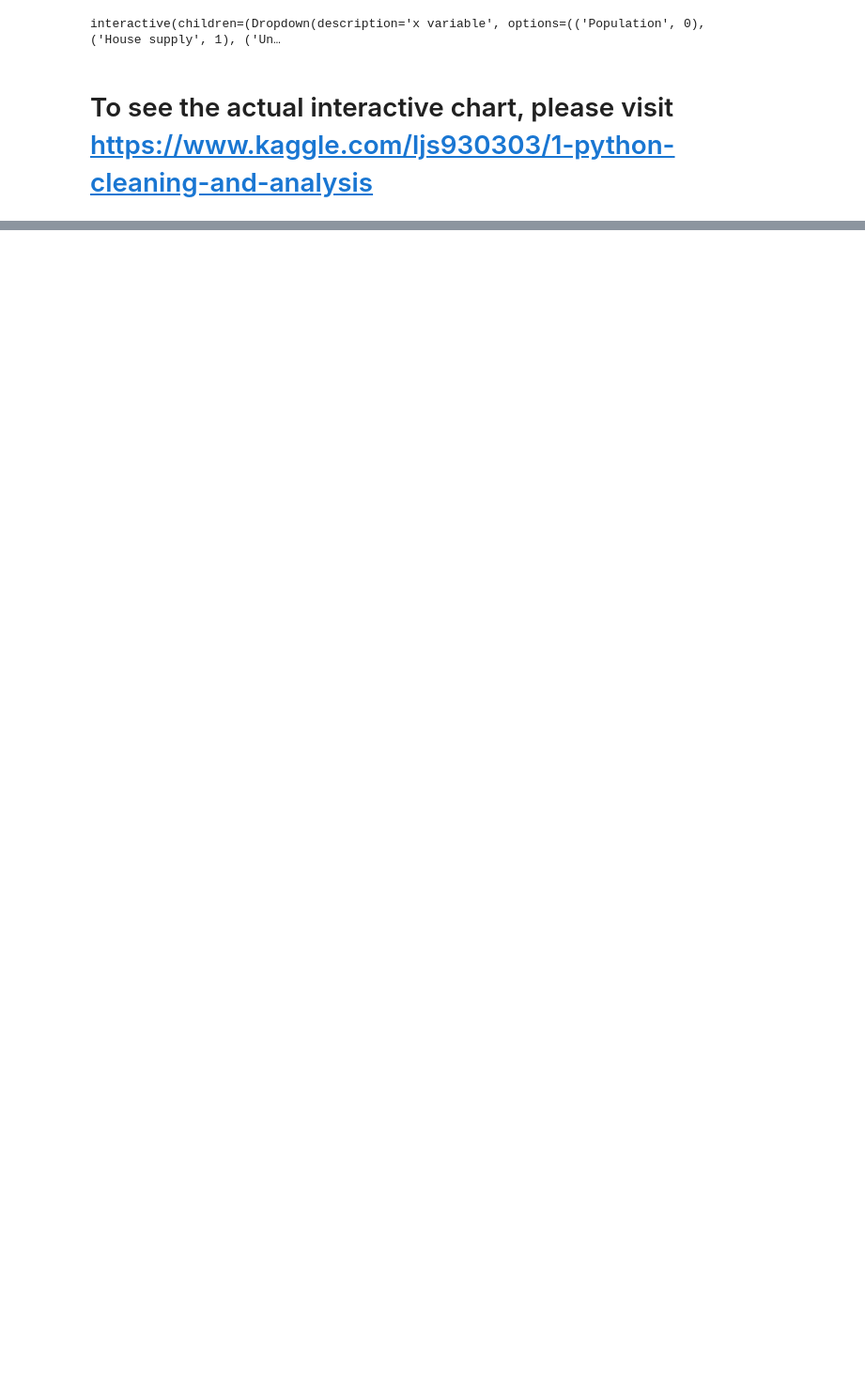
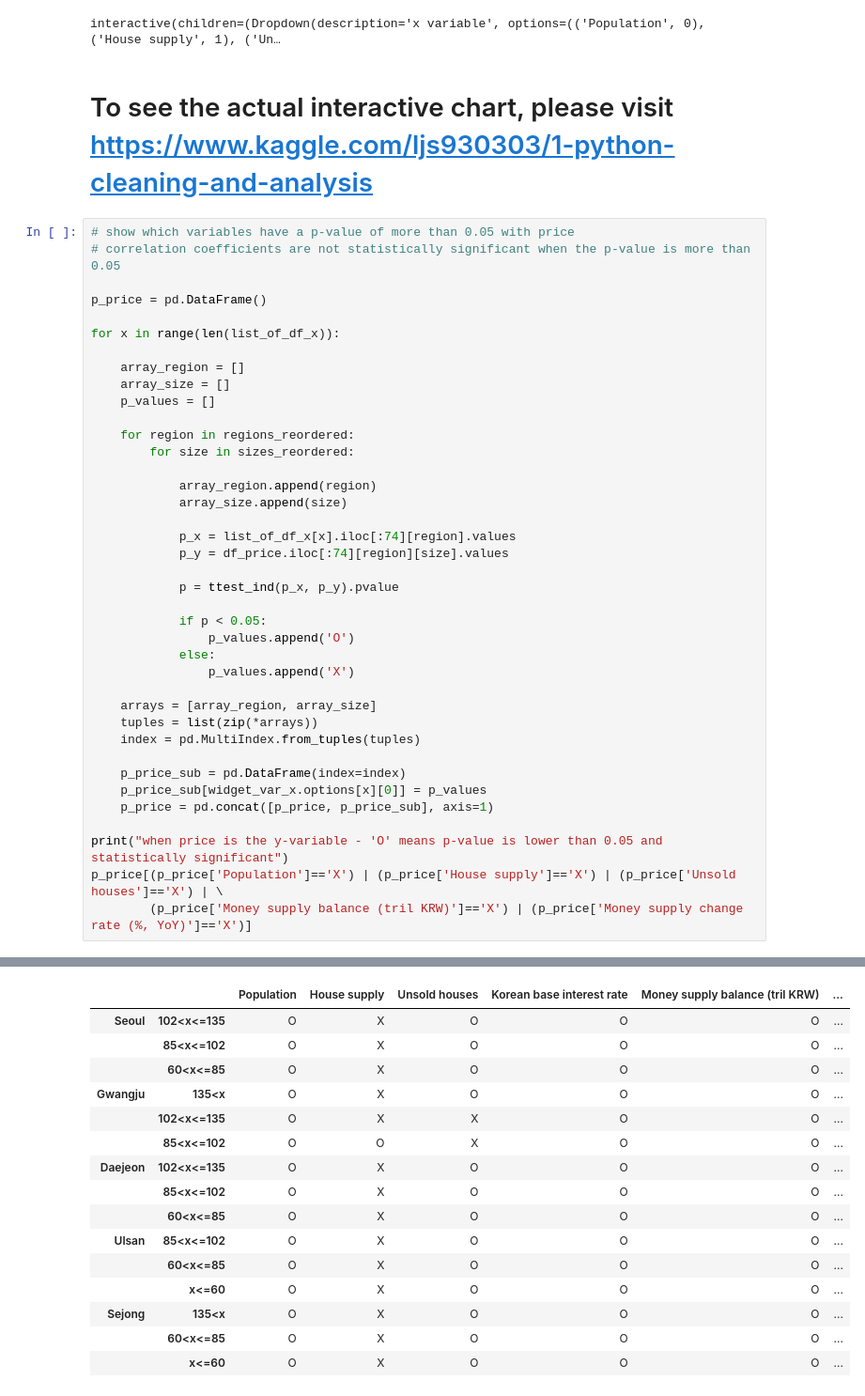
Before and after one commit to ljs930303/portfolio_pjt_1, a Jupyter notebook: 1) Python: cleaning and analysis.ipynb, the cells around one changed output, grey strips where cells are left out. Shown: that part at 94% size. Cells and saved outputs as stored; diff of their text form; blank space fills up the shorter version.

```diff
--- a/1) Python: cleaning and analysis.ipynb
+++ b/1) Python: cleaning and analysis.ipynb
@@ -372,3 +371,43 @@ def update(variable_x, variable_y, region, size):
 interactive(children=(Dropdown(description='x variable', options=(('Population', 0), ('House supply', 1), ('Un…
 # %% [markdown]
 # To see the actual interactive chart, please visit https://www.kaggle.com/ljs930303/1-python-cleaning-and-analysis
+# %%
+# show which variables have a p-value of more than 0.05 with price
+# correlation coefficients are not statistically significant when the p-value is more than 0.05
+
+p_price = pd.DataFrame()
+
+for x in range(len(list_of_df_x)):
+
+    array_region = []
+    array_size = []
+    p_values = []
+
+    for region in regions_reordered:
+        for size in sizes_reordered:
+
+            array_region.append(region)
+            array_size.append(size)
+
+            p_x = list_of_df_x[x].iloc[:74][region].values
+            p_y = df_price.iloc[:74][region][size].values
+
+            p = ttest_ind(p_x, p_y).pvalue
+
+            if p < 0.05:
+                p_values.append('O')
+            else:
+                p_values.append('X')
+
+    arrays = [array_region, array_size]
+    tuples = list(zip(*arrays))
+    index = pd.MultiIndex.from_tuples(tuples)
+
+    p_price_sub = pd.DataFrame(index=index)
+    p_price_sub[widget_var_x.options[x][0]] = p_values
+    p_price = pd.concat([p_price, p_price_sub], axis=1)
+
+print("when price is the y-variable - 'O' means p-value is lower than 0.05 and statistically significant")
+p_price[(p_price['Population']=='X') | (p_price['House supply']=='X') | (p_price['Unsold houses']=='X') | \
+        (p_price['Money supply balance (tril KRW)']=='X') | (p_price['Money supply change rate (%, YoY)']=='X')]
+# %% [output]
@@ -374,0 +415,16 @@ interactive(children=(Dropdown(description='x variable', options=(('Population',
+|  |  | Population | House supply | Unsold houses | Korean base interest rate | Money supply balance (tril KRW) | ... |
+| Seoul | 102<x<=135 | O | X | O | O | O | ... |
+|  | 85<x<=102 | O | X | O | O | O | ... |
+|  | 60<x<=85 | O | X | O | O | O | ... |
+| Gwangju | 135<x | O | X | O | O | O | ... |
+|  | 102<x<=135 | O | X | X | O | O | ... |
+|  | 85<x<=102 | O | O | X | O | O | ... |
+| Daejeon | 102<x<=135 | O | X | O | O | O | ... |
+|  | 85<x<=102 | O | X | O | O | O | ... |
+|  | 60<x<=85 | O | X | O | O | O | ... |
+| Ulsan | 85<x<=102 | O | X | O | O | O | ... |
+|  | 60<x<=85 | O | X | O | O | O | ... |
+|  | x<=60 | O | X | O | O | O | ... |
+| Sejong | 135<x | O | X | O | O | O | ... |
+|  | 60<x<=85 | O | X | O | O | O | ... |
+|  | x<=60 | O | X | O | O | O | ... |
```
Also changed, not shown: parts of 6 cells of this notebook.
